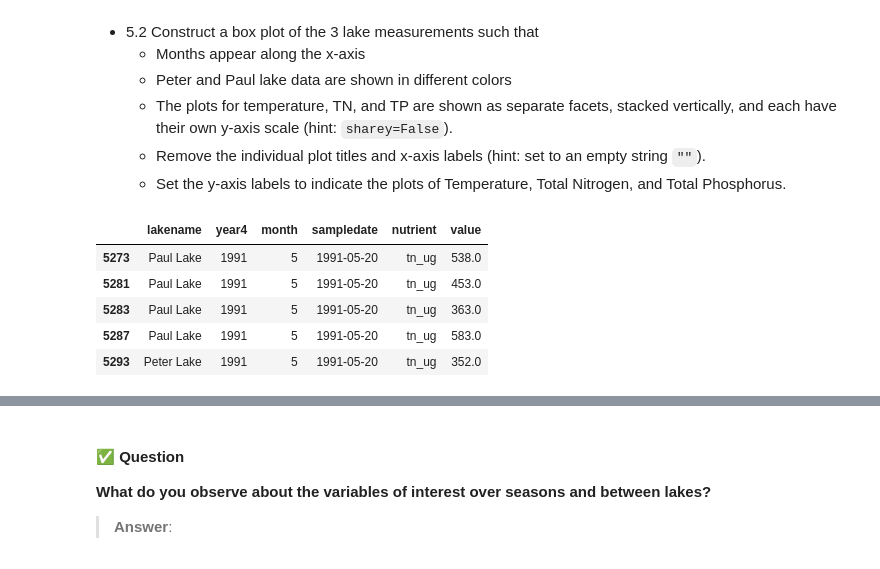
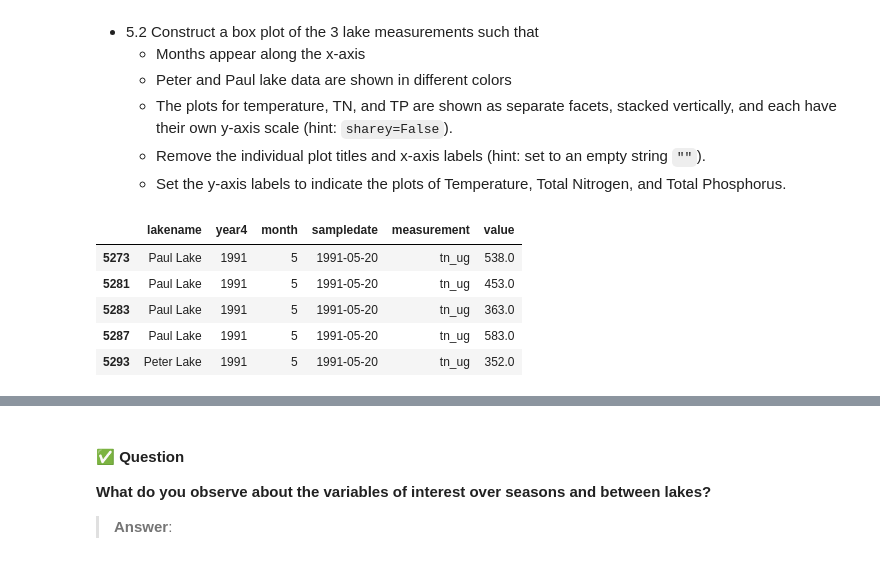
Before and after one commit to Sophiacyt/ENV700, a Jupyter notebook: Assignments/st570_A5-DataVisualization.ipynb, the cells around one changed output, grey strips where cells are left out. Saved outputs shown, nothing was run; the diff lists cells and outputs as text; code cells hidden in the pictures.

```diff
--- a/Assignments/st570_A5-DataVisualization.ipynb
+++ b/Assignments/st570_A5-DataVisualization.ipynb
@@ -173,15 +173,15 @@ We are interested in comparing monthly trends in three lake variables: Total Nit
 # %%
 # 5.1 Melt the NTL LTR dataset so that Temperature, TN, and TP measures are consolidated in a single column
 NTL.head()
 NTL_melted = NTL.melt(
     id_vars = ['lakename', 'year4', 'month', 'sampledate'],
-    var_name = 'nutrient',
+    var_name = 'measurement',
     value_name = 'value',
     value_vars = ['tn_ug', 'tp_ug', 'temperature_C']
 ).dropna(subset='value')
 NTL_melted.head()
 # %% [output]
-|  | lakename | year4 | month | sampledate | nutrient | value |
+|  | lakename | year4 | month | sampledate | measurement | value |
 | 5273 | Paul Lake | 1991 | 5 | 1991-05-20 | tn_ug | 538.0 |
 | 5281 | Paul Lake | 1991 | 5 | 1991-05-20 | tn_ug | 453.0 |
 | 5283 | Paul Lake | 1991 | 5 | 1991-05-20 | tn_ug | 363.0 |
```
Also changed, not shown: parts of 1 cell of this notebook.
